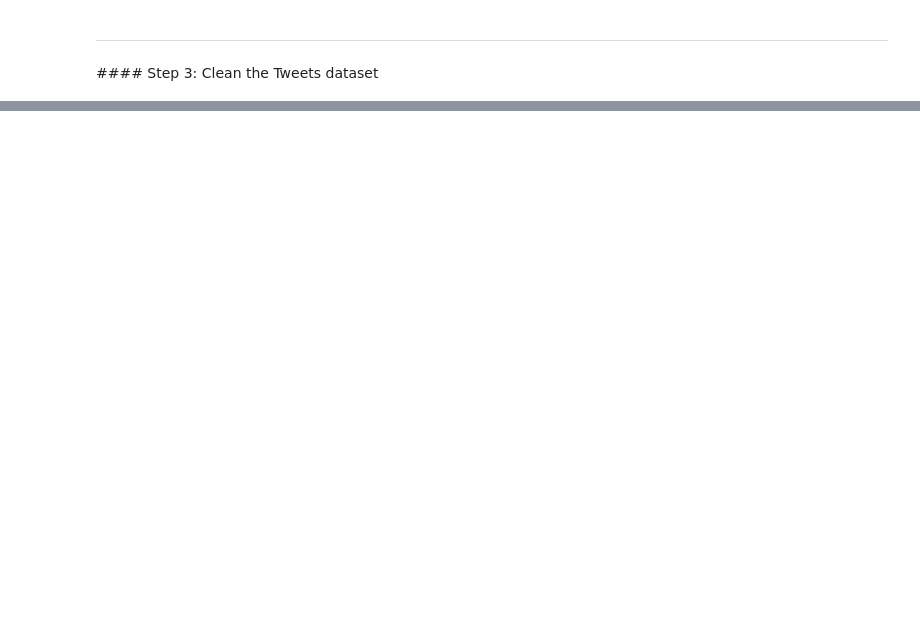
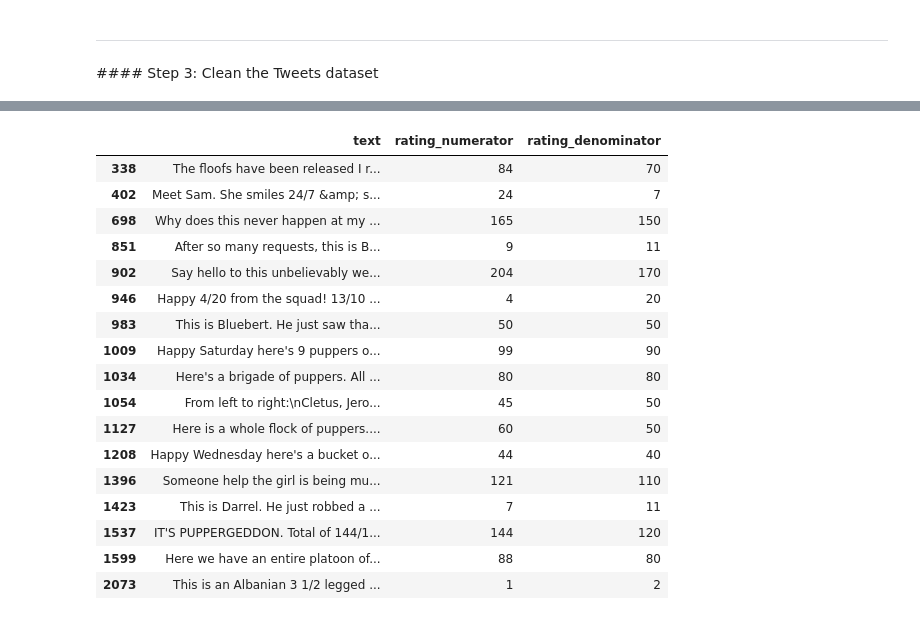
Before and after one commit to timothyshort/data_analysis, a Jupyter notebook: 06_datawrangling/twitter-case-study/wrangle_act.ipynb, the cells around one changed output, grey strips where cells are left out. Cells and saved outputs as stored; diff of their text form; code cells hidden in the pictures; blank space fills up the shorter version.

Commit message:
Data asessment and cleaning

```diff
--- a/06_datawrangling/twitter-case-study/wrangle_act.ipynb
+++ b/06_datawrangling/twitter-case-study/wrangle_act.ipynb
@@ -156,11 +137,12 @@ df_predictions.head()
 df_tweets_copy = df_tweets.copy()
 # %%
 #remove retweets
-df_tweets_copy[df_tweets_copy['retweeted_status_id'].notnull()]
+df_tweets_copy = df_tweets_copy[df_tweets_copy['retweeted_status_id'].isnull()]
 
 #remove replies
-df_tweets_copy[df_tweets_copy['in_reply_to_status_id'].notnull()]
-
+df_tweets_copy = df_tweets_copy[df_tweets_copy['in_reply_to_status_id'].isnull()]
 
 #remove tweets with no photos
-df_tweets_copy[df_tweets_copy['expanded_urls'].isnull()]
+df_tweets_copy = df_tweets_copy[df_tweets_copy['expanded_urls'].notnull()]
+
+df_tweets_copy.reset_index(inplace=True)
@@ -187,0 +149,24 @@ df_tweets_copy[df_tweets_copy['expanded_urls'].isnull()]
+# %%
+#clean extracted data - rating
+#look for denominators other than 10
+pd.options.display.max_colwidth = 150
+df_tweets_copy[df_tweets_copy['rating_denominator'] != 10][['text', 'rating_numerator', 'rating_denominator']]
+# %% [output]
+|  | text | rating_numerator | rating_denominator |
+| 338 | The floofs have been released I r... | 84 | 70 |
+| 402 | Meet Sam. She smiles 24/7 &amp; s... | 24 | 7 |
+| 698 | Why does this never happen at my ... | 165 | 150 |
+| 851 | After so many requests, this is B... | 9 | 11 |
+| 902 | Say hello to this unbelievably we... | 204 | 170 |
+| 946 | Happy 4/20 from the squad! 13/10 ... | 4 | 20 |
+| 983 | This is Bluebert. He just saw tha... | 50 | 50 |
+| 1009 | Happy Saturday here's 9 puppers o... | 99 | 90 |
+| 1034 | Here's a brigade of puppers. All ... | 80 | 80 |
+| 1054 | From left to right:\nCletus, Jero... | 45 | 50 |
+| 1127 | Here is a whole flock of puppers.... | 60 | 50 |
+| 1208 | Happy Wednesday here's a bucket o... | 44 | 40 |
+| 1396 | Someone help the girl is being mu... | 121 | 110 |
+| 1423 | This is Darrel. He just robbed a ... | 7 | 11 |
+| 1537 | IT'S PUPPERGEDDON. Total of 144/1... | 144 | 120 |
+| 1599 | Here we have an entire platoon of... | 88 | 80 |
+| 2073 | This is an Albanian 3 1/2 legged ... | 1 | 2 |
```
Also changed, not shown: parts of 21 cells of this notebook, 1 other file.
